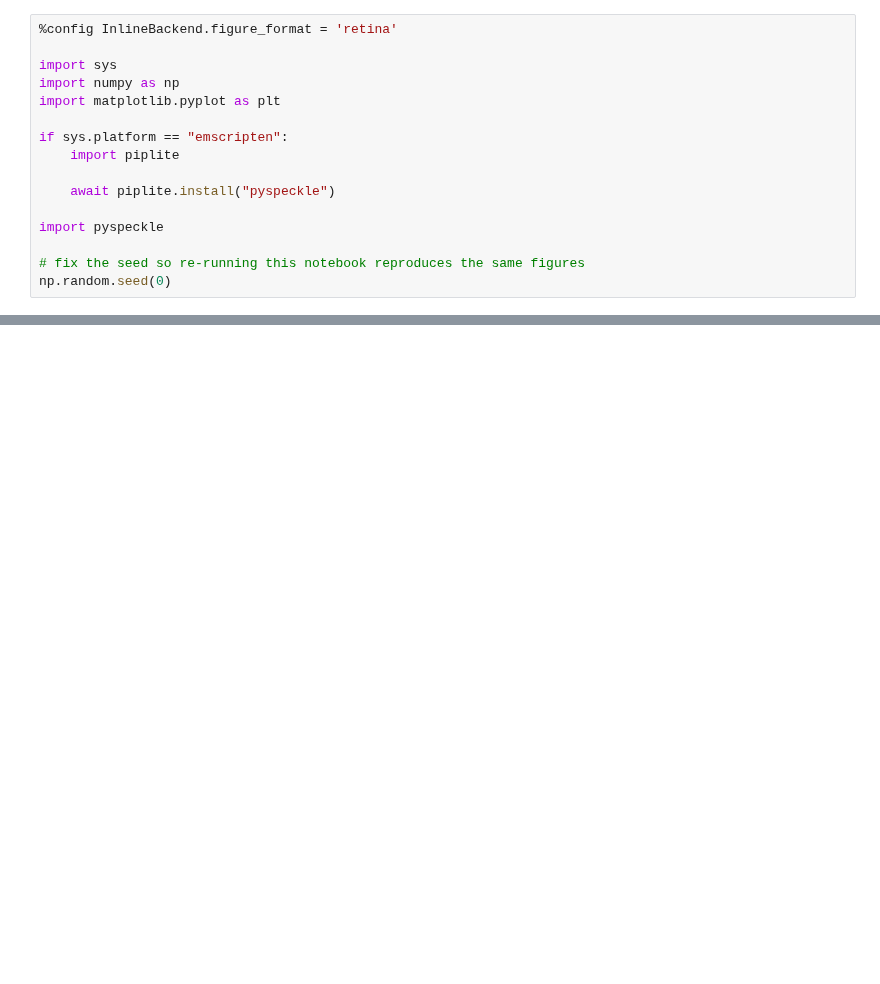
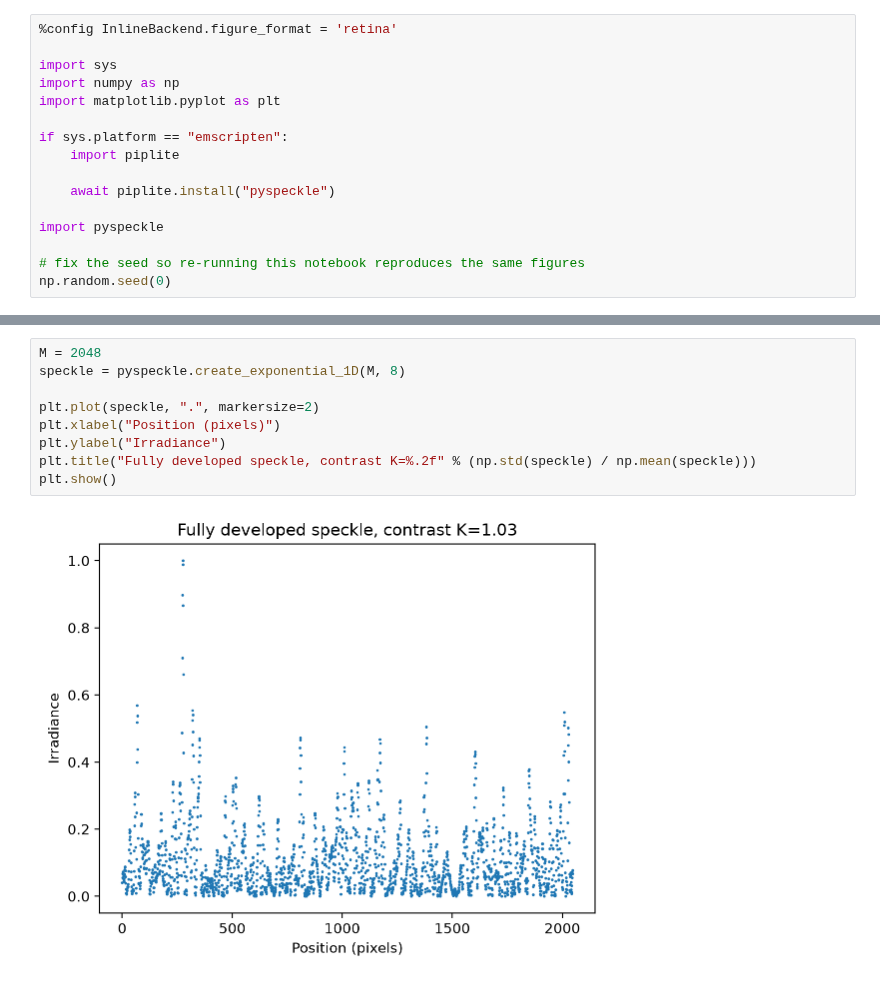
Before and after one commit to scottprahl/pyspeckle, a Jupyter notebook: docs/0-One-Dim-Speckle-Basics.ipynb, the cells around one changed output, grey strips where cells are left out. Cells and saved outputs as stored; diff of their text form; blank space fills up the shorter version.

```diff
--- a/docs/0-One-Dim-Speckle-Basics.ipynb
+++ b/docs/0-One-Dim-Speckle-Basics.ipynb
@@ -252,0 +48,11 @@ plt.show()
+# %%
+M = 2048
+speckle = pyspeckle.create_exponential_1D(M, 8)
+
+plt.plot(speckle, ".", markersize=2)
+plt.xlabel("Position (pixels)")
+plt.ylabel("Irradiance")
+plt.title("Fully developed speckle, contrast K=%.2f" % (np.std(speckle) / np.mean(speckle)))
+plt.show()
+# %% [output]
+[figure, added]
```
Also changed, not shown: parts of 32 cells of this notebook, 4 other files.
